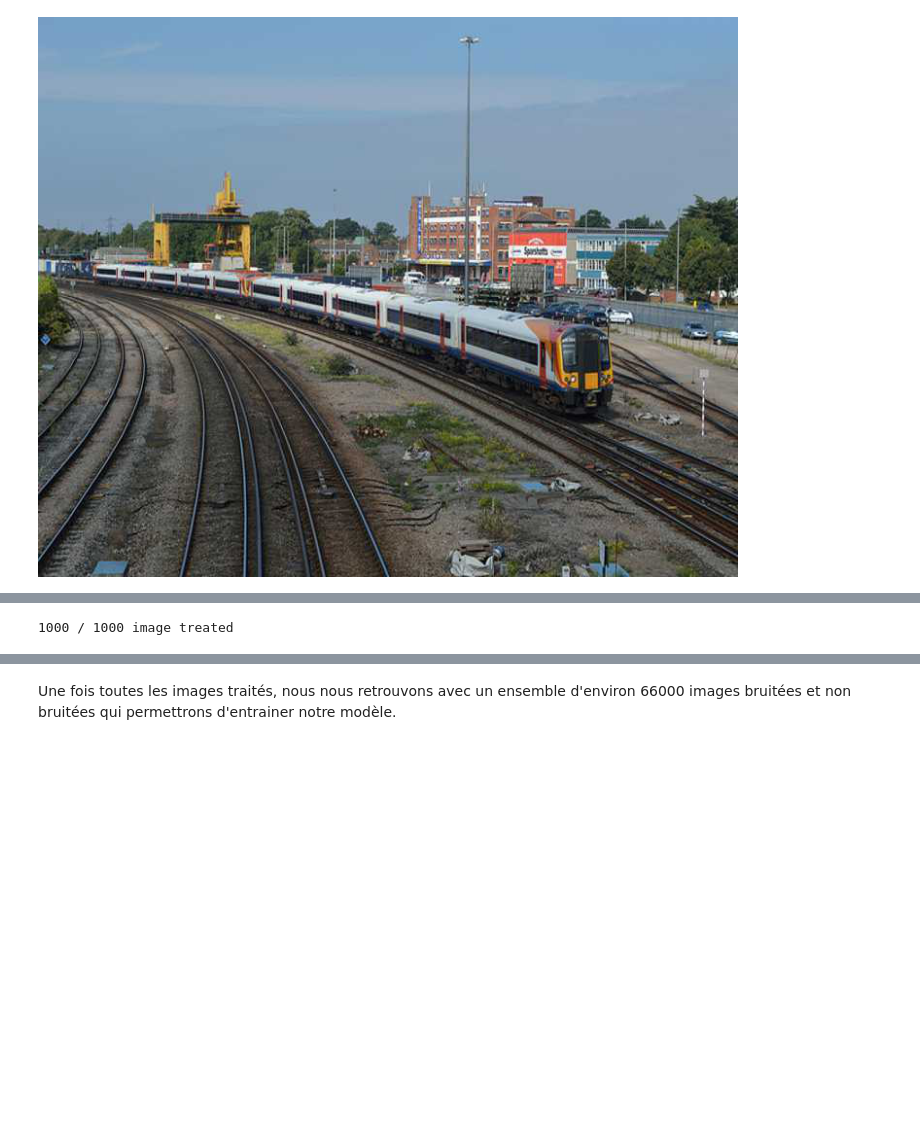
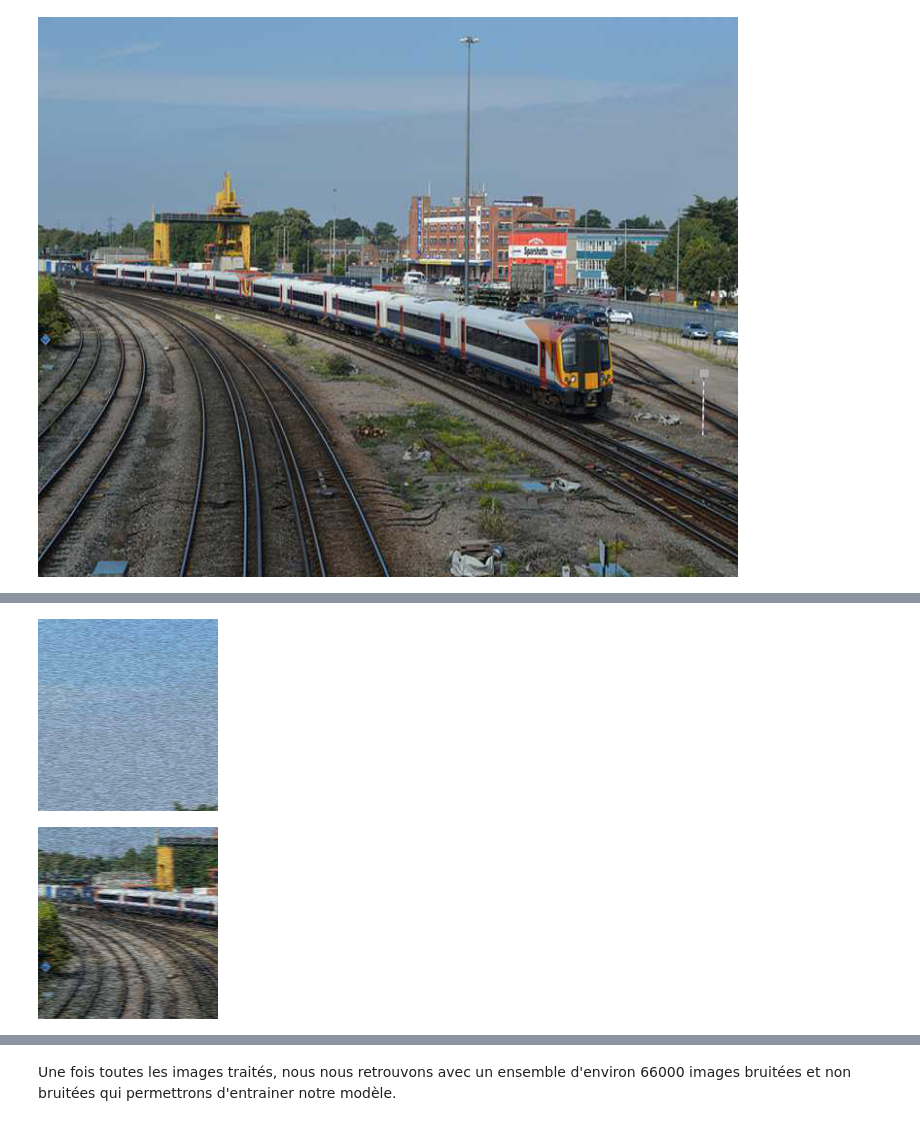
Before and after one commit to EpicKiwi/projet-datascience, a Jupyter notebook: notebooks/noise-filter.ipynb, the cells around one changed output, grey strips where cells are left out. Cells and saved outputs as stored; diff of their text form; code cells hidden in the pictures; blank space fills up the shorter version.

```diff
--- a/notebooks/noise-filter.ipynb
+++ b/notebooks/noise-filter.ipynb
@@ -108,31 +120,9 @@ def split_image(imgarray):
         i += np.split(sub, 4, axis=1)
     subimages = i
     return subimages
-
-for img in split_image(imga):
-    display(Image.fromarray(np.interp(img,(0,1), (0,255)).astype("uint8")))
-# %%
-source_files = [f for f in listdir(source_path) if isfile(join(source_path, f))]
-
-## Pour les tests nous allons uniquement utiliser 1000 image aléatoirement
-source_files = np.random.permutation(source_files)[:1000]
-
-print("0 / {} image treated             ".format(len(source_files)), end="", flush=True)
-
-for y, imgpath in enumerate(source_files):
-    with Image.open(join(source_path, imgpath)) as imagefile:
-        imgarray = np.interp(np.array(imagefile).astype("float64"), (0,255), (0,1))
-
-        img_noise_array = apply_noise(imgarray)
-        clean_img_splitted = split_image(imgarray)
-        noise_img_splitted = split_image(img_noise_array)
-
-        for i,imagefinal in enumerate(clean_img_splitted):
-            final_image_file = Image.fromarray(np.interp(imagefinal,(0,1), (0,255)).astype("uint8"))
-            final_image_file.save(join(ref_out, str(i)+"-"+imgpath))
-
-            final_noisy_image_file = Image.fromarray(np.interp(noise_img_splitted[i],(0,1), (0,255)).astype("uint8"))
-            final_noisy_image_file.save(join(noise_out, str(i)+"-"+imgpath))
-    print("\r{} / {} image treated             ".format(y+1,len(source_files)), end="", flush=True)
-# %% [output]
-1000 / 1000 image treated
+# %%
+for img in split_image(imga)[3:5]:
+    display(Image.fromarray(np.interp(img,(0,1), (0,255)).astype("uint8")))
+# %% [output]
+[figure, added]
+[figure, added]
```
Also changed, not shown: parts of 66 cells of this notebook, 4 other files.
